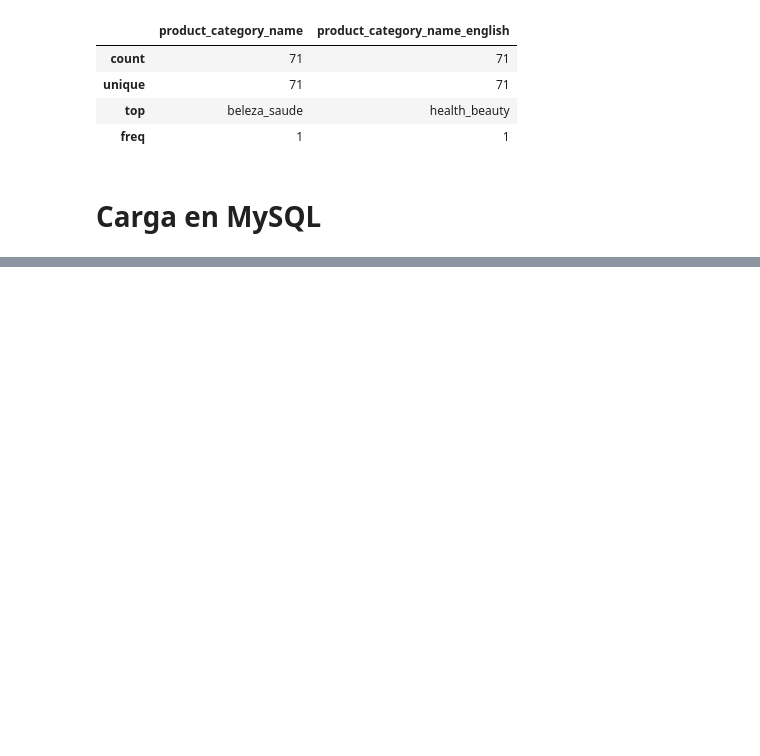
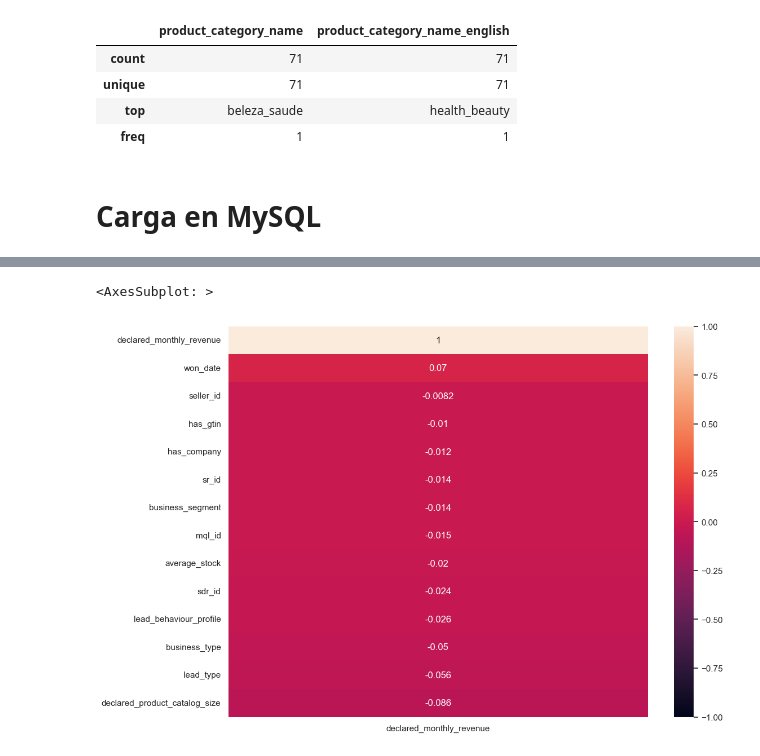
Before and after one commit to Lautaro555/Final-project-Olist, a Jupyter notebook: EDA.ipynb, the cells around one changed output, grey strips where cells are left out. Saved outputs shown, nothing was run; the diff lists cells and outputs as text; code cells hidden in the pictures; blank space fills up the shorter version.

```diff
--- a/EDA.ipynb
+++ b/EDA.ipynb
@@ -916,0 +971,7 @@ Closed_deals.to_sql(name='closed_deals', con=conexion);
+# %%
+#Se arma otro grafico solo con la columna "declared_monthly_revenue"
+corr2=corr.sort_values(by="declared_monthly_revenue",ascending=False)[["declared_monthly_revenue"]]
+sns.heatmap(corr2,annot=True,vmin=-1,vmax=+1)
+# %% [output]
+<AxesSubplot: >
+[figure, added]
```
Also changed, not shown: parts of 21 cells of this notebook.
